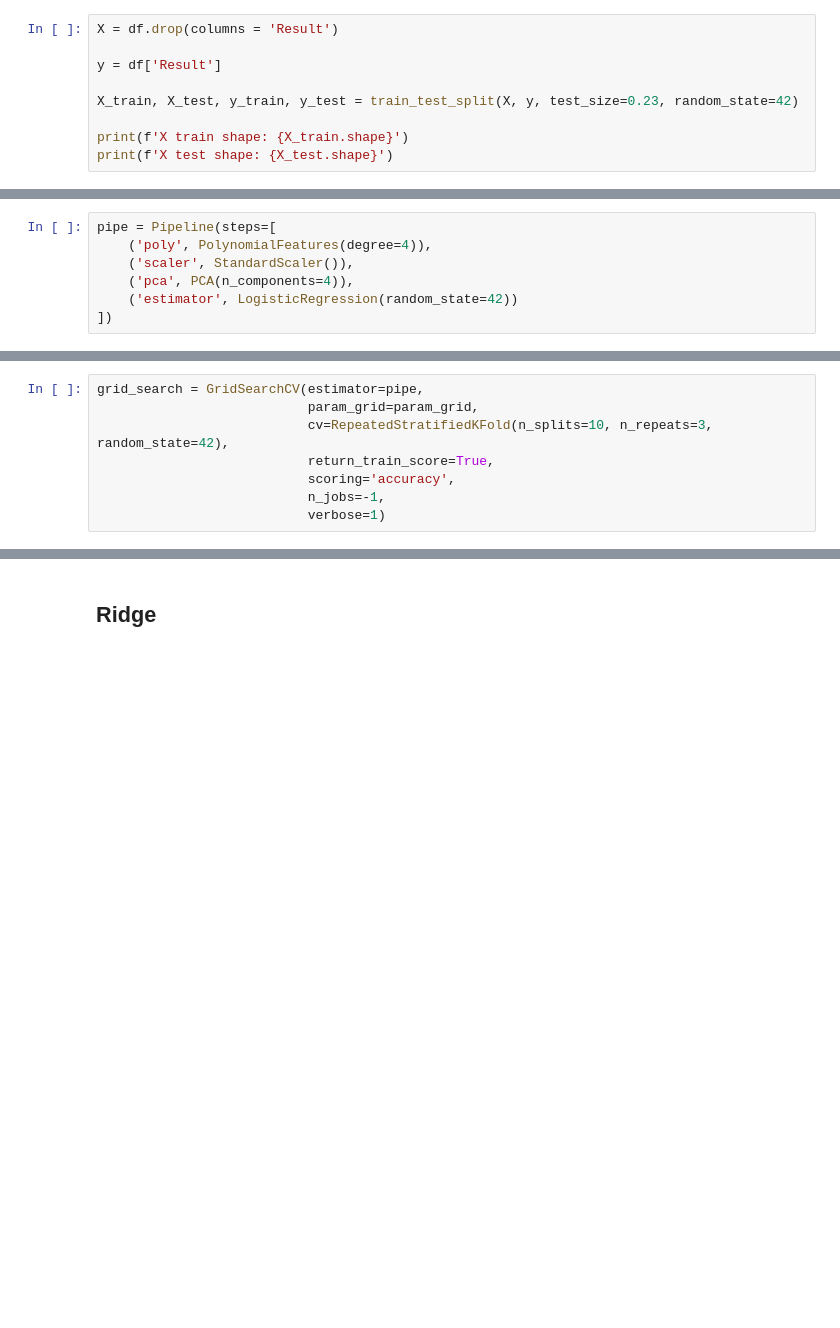
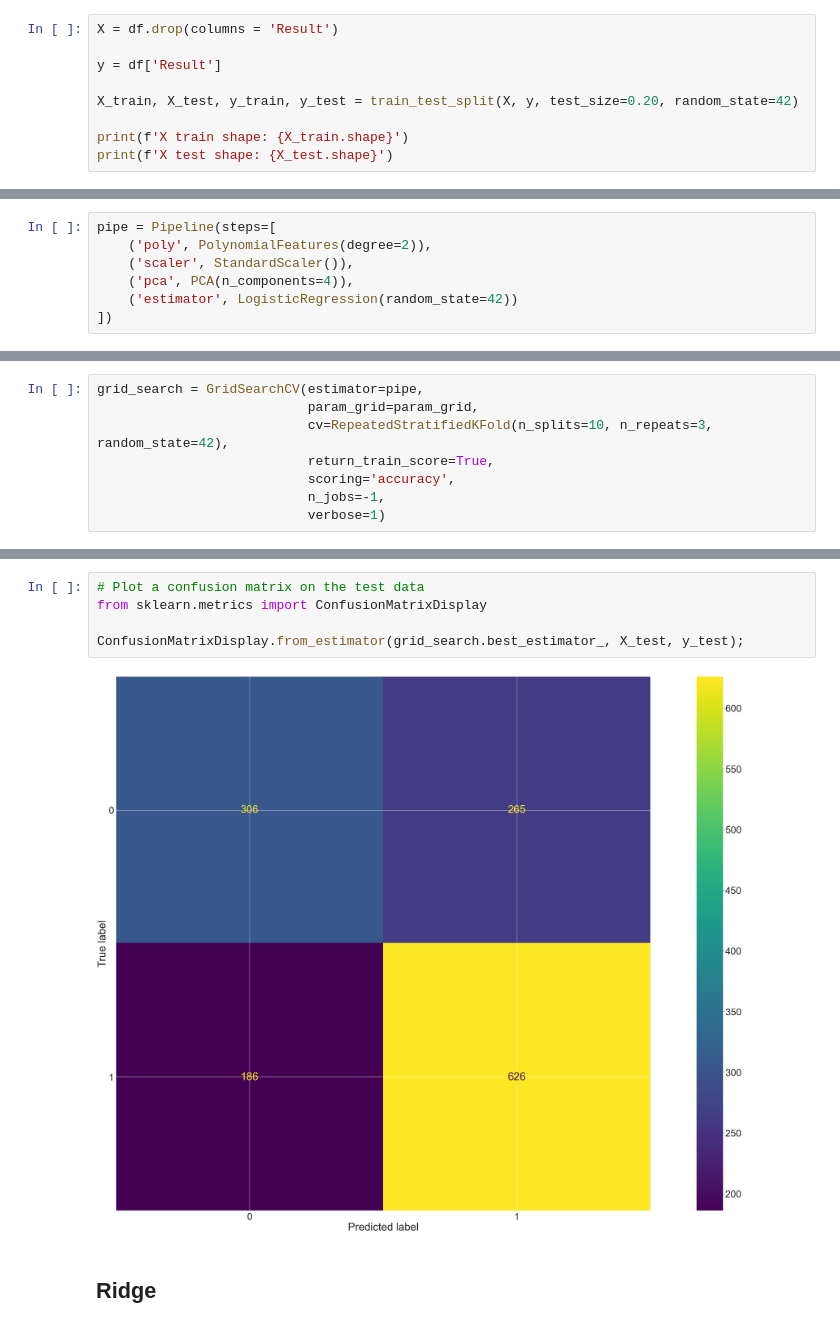
Before and after one commit to alvaromendizabal/NBA_Prediction_Model, a Jupyter notebook: primary_notebook.ipynb, the cells around one changed output, grey strips where cells are left out. Drawn from its saved outputs; the diff is of its cells as text; blank space fills up the shorter version.

Commit message:
presentation, log reg model, feature importance visualization

```diff
--- a/primary_notebook.ipynb
+++ b/primary_notebook.ipynb
@@ -1189,7 +1048,7 @@ X = df.drop(columns = 'Result')
 
 y = df['Result']
 
-X_train, X_test, y_train, y_test = train_test_split(X, y, test_size=0.23, random_state=42)
+X_train, X_test, y_train, y_test = train_test_split(X, y, test_size=0.20, random_state=42)
 
 print(f'X train shape: {X_train.shape}')
 print(f'X test shape: {X_test.shape}')
@@ -1304,7 +1183,7 @@ cv.print_cv_summary()
 ## Logistic Regression
 # %%
 pipe = Pipeline(steps=[
-    ('poly', PolynomialFeatures(degree=4)),
+    ('poly', PolynomialFeatures(degree=2)),
     ('scaler', StandardScaler()),
     ('pca', PCA(n_components=4)),
     ('estimator', LogisticRegression(random_state=42))
@@ -1351,3 +1261,10 @@ print(classification_report(y_test, y_pred))
+# %%
+# Plot a confusion matrix on the test data
+from sklearn.metrics import ConfusionMatrixDisplay
+
+ConfusionMatrixDisplay.from_estimator(grid_search.best_estimator_, X_test, y_test);
+# %% [output]
+[figure, added]
 # %% [markdown]
 ## Ridge
 # %%
```
Also changed, not shown: parts of 43 cells of this notebook, 1 other file.
